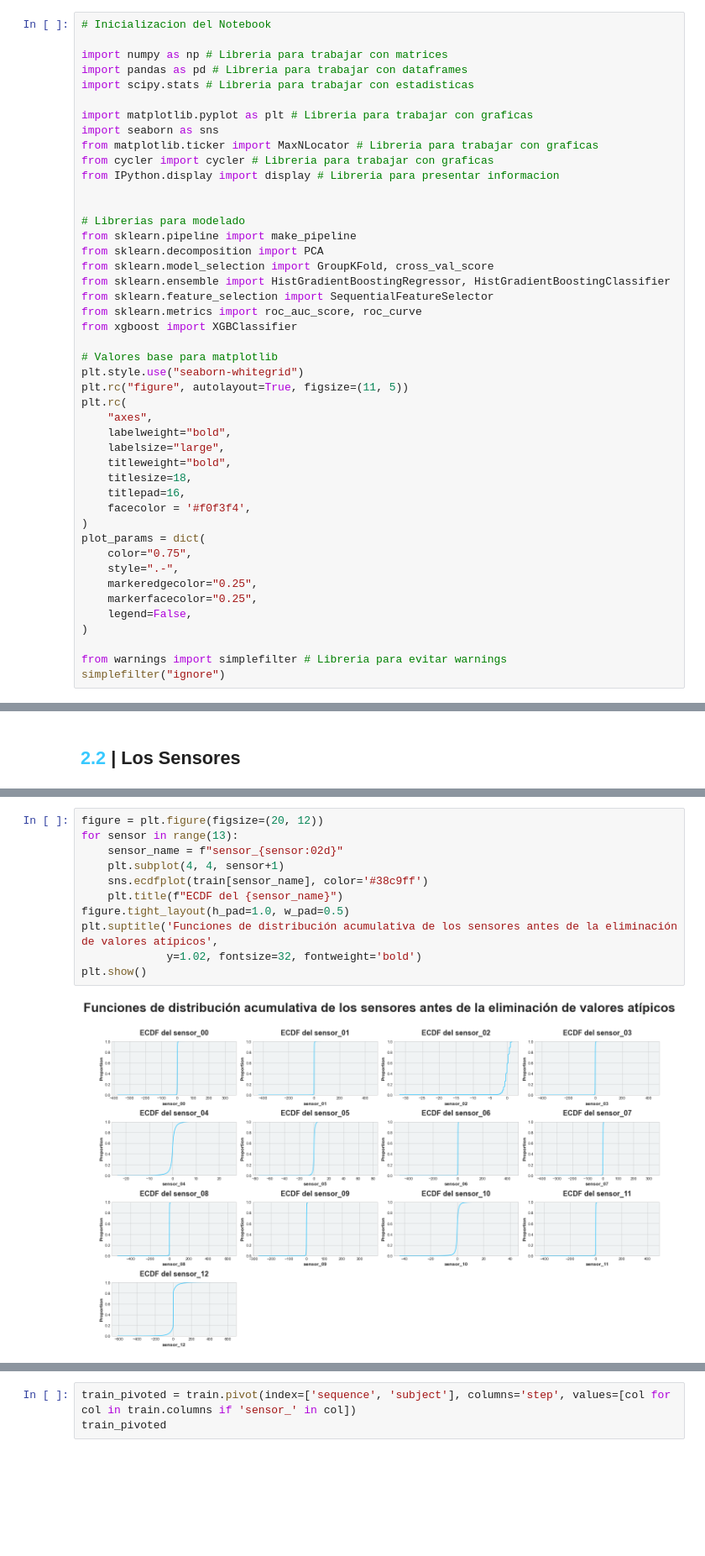
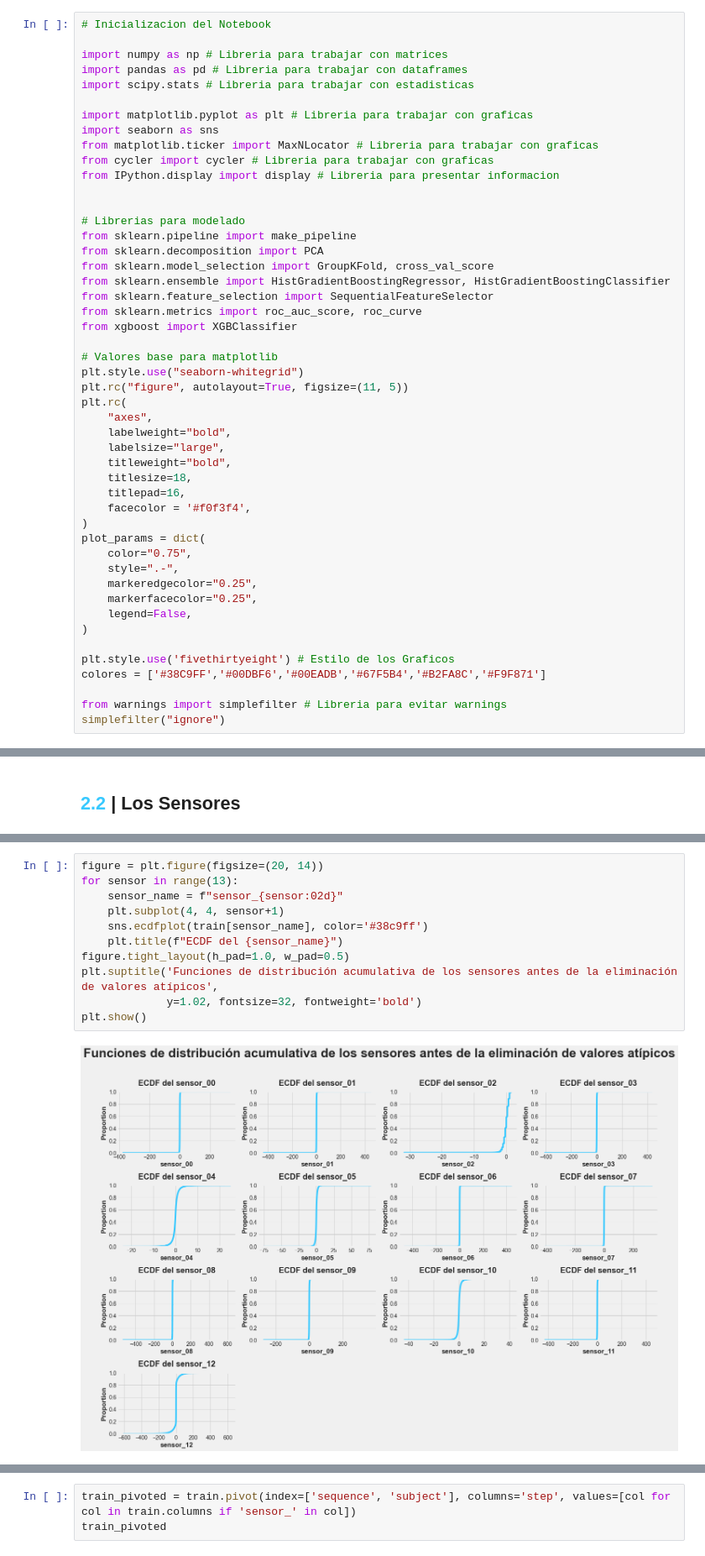
Before and after one commit to rdurango92/sensores, a Jupyter notebook: Sensores.ipynb, the cells around one changed output, grey strips where cells are left out. Shown at 84% size. Cells and saved outputs as stored; diff of their text form; blank space fills up the shorter version.

```diff
--- a/Sensores.ipynb
+++ b/Sensores.ipynb
@@ -61,6 +61,9 @@ plot_params = dict(
     legend=False,
 )
 
+plt.style.use('fivethirtyeight') # Estilo de los Graficos
+colores = ['#38C9FF','#00DBF6','#00EADB','#67F5B4','#B2FA8C','#F9F871']
+
 from warnings import simplefilter # Libreria para evitar warnings
 simplefilter("ignore")
 # %% [markdown]
@@ -232,14 +236,14 @@ plt.show()
 # %%
-figure = plt.figure(figsize=(20, 12))
+figure = plt.figure(figsize=(20, 14))
 for sensor in range(13):
     sensor_name = f"sensor_{sensor:02d}"
     plt.subplot(4, 4, sensor+1)
     sns.ecdfplot(train[sensor_name], color='#38c9ff')
     plt.title(f"ECDF del {sensor_name}")
 figure.tight_layout(h_pad=1.0, w_pad=0.5)
 plt.suptitle('Funciones de distribución acumulativa de los sensores antes de la eliminación de valores atípicos',
              y=1.02, fontsize=32, fontweight='bold')
 plt.show()
 # %% [output]
-[figure, old version]
+[figure, new version]
 # %%
```
Also changed, not shown: parts of 14 cells of this notebook.
